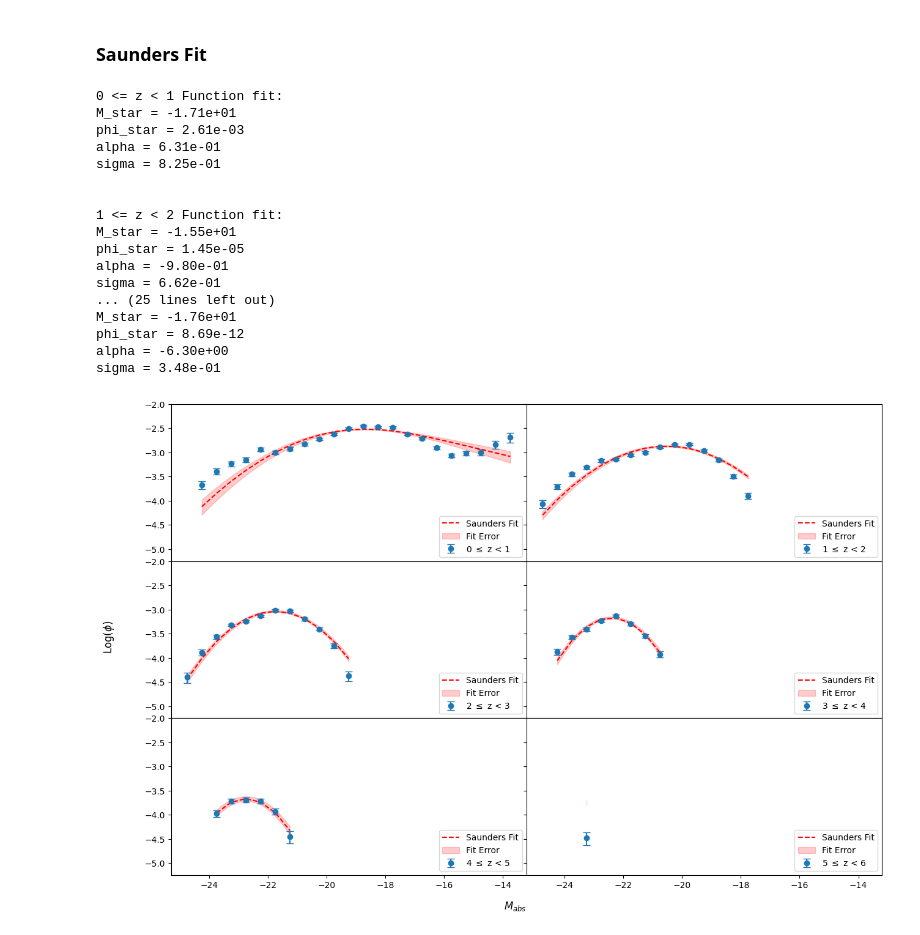
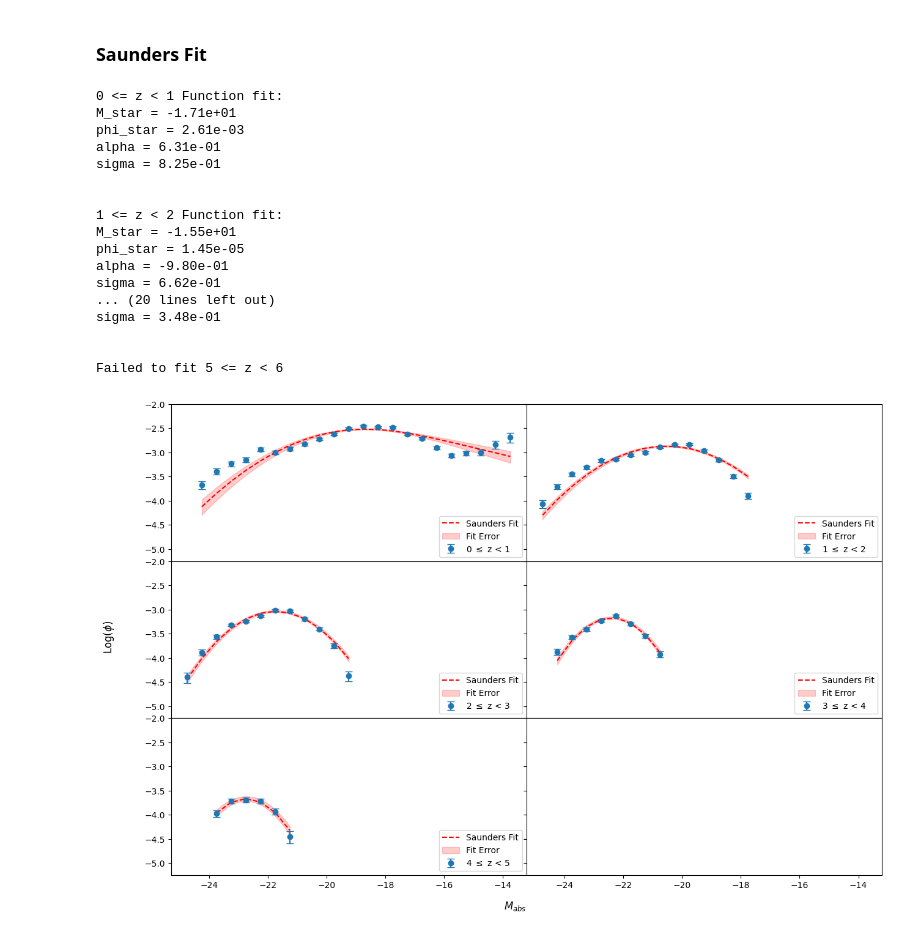
Before and after one commit to daniel-lyon/MPhil-Code, a Jupyter notebook: LUMFUNCS/vmax.ipynb, the cells around one changed output. Cells and saved outputs as stored; diff of their text form; code cells hidden in the pictures.

```diff
--- a/LUMFUNCS/vmax.ipynb
+++ b/LUMFUNCS/vmax.ipynb
@@ -347,7 +347,7 @@ for ax, d, (z_start, z_end) in zip(axes.flatten(), all_data, redshift_bins):
         low_params, _ = curve_fit(saunders_magnitude, lum_bin_centers, low_phi, p0=p0, maxfev=10000)
     except:
         print(f'Failed to fit {z_start} <= z < {z_end}')
-
+        continue
 
     print(f'{z_start} <= z < {z_end} Function fit:')
     print(f'M_star = {params[0]:.2e}')
@@ -361,35 +361,35 @@ for ax, d, (z_start, z_end) in zip(axes.flatten(), all_data, redshift_bins):
     ax.plot(lum_bin_centers, np.log10(saunders_magnitude(lum_bin_centers, *params)), color='red', label='Saunders Fit', linestyle='--')
 
     # Plot the error
     long_lum_smooth = np.linspace(lum_bin_centers[0], lum_bin_centers[-1], 100)
     ax.fill_between(long_lum_smooth,
         np.log10(saunders_magnitude(long_lum_smooth, *low_params)),
         np.log10(saunders_magnitude(long_lum_smooth, *upp_params)),
         alpha=0.2, color='red', label='Fit Error')
 
     ax.set_ylim(-5.25, -2)
     ax.legend(loc='lower right')
 
 fig.supxlabel('$M_{abs}$', y=0.05)
 fig.supylabel('Log($\phi$)', x=0.05)
 plt.subplots_adjust(hspace=0, wspace=0)
 plt.show()
 # %% [output]
 0 <= z < 1 Function fit:
 M_star = -1.71e+01
 phi_star = 2.61e-03
 alpha = 6.31e-01
 sigma = 8.25e-01
 
 
 1 <= z < 2 Function fit:
 M_star = -1.55e+01
 phi_star = 1.45e-05
 alpha = -9.80e-01
 sigma = 6.62e-01
-... (25 lines left out)
-M_star = -1.76e+01
-phi_star = 8.69e-12
-alpha = -6.30e+00
+... (20 lines left out)
 sigma = 3.48e-01
+
+
+Failed to fit 5 <= z < 6
-[figure, old version]
+[figure, new version]
```
